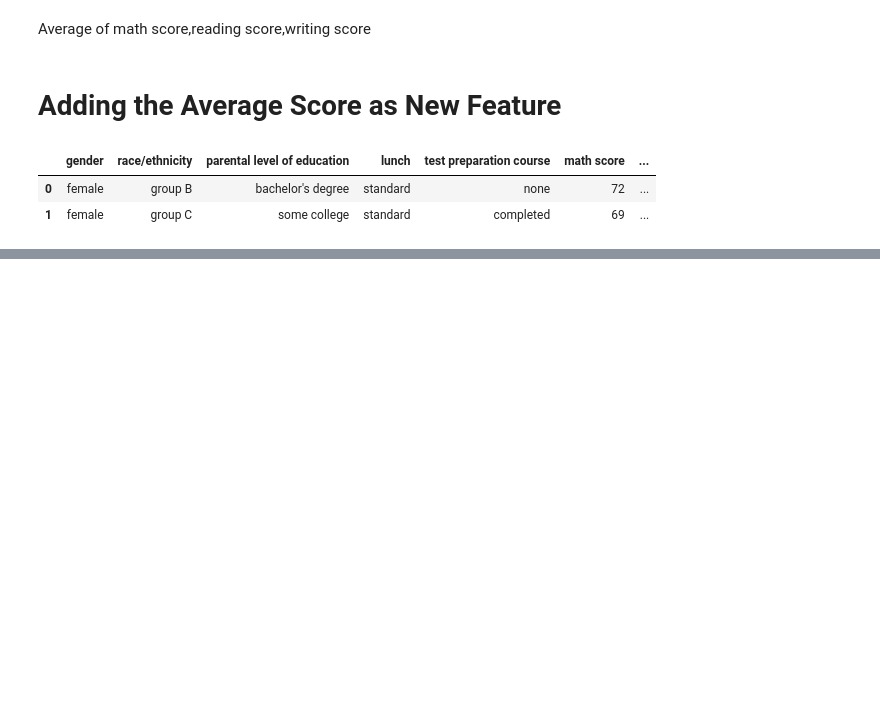
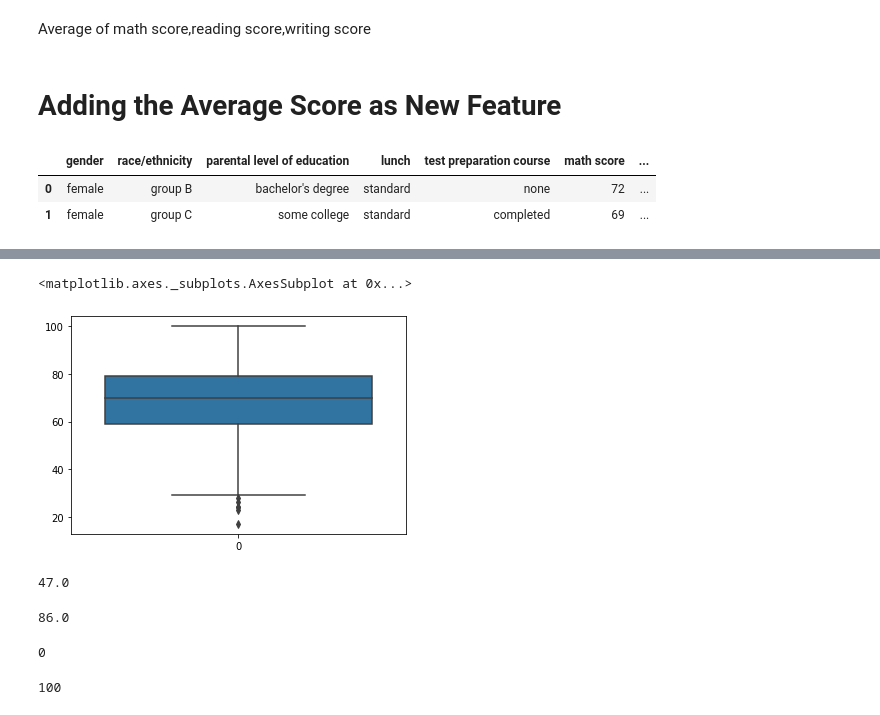
Before and after one commit to prasath9944/EDA, a Jupyter notebook: FSDS_Students_EDA_20th_Dec_2022.ipynb, the cells around one changed output, grey strips where cells are left out. Drawn from its saved outputs; the diff is of its cells as text; code cells hidden in the pictures; blank space fills up the shorter version.

```diff
--- a/FSDS_Students_EDA_20th_Dec_2022.ipynb
+++ b/FSDS_Students_EDA_20th_Dec_2022.ipynb
@@ -264,0 +339,21 @@ data.head(2)
+# %%
+sns.boxplot(data=data['reading score'])
+# %% [output]
+<matplotlib.axes._subplots.AxesSubplot at 0x...>
+[figure, added]
+# %%
+data['math score'].quantile(0.10)
+# %% [output]
+47.0
+# %%
+data['math score'].quantile(0.90)
+# %% [output]
+86.0
+# %%
+data['math score'].min()
+# %% [output]
+0
+# %%
+data['math score'].max()
+# %% [output]
+100
```
Also changed, not shown: parts of 15 cells of this notebook.
